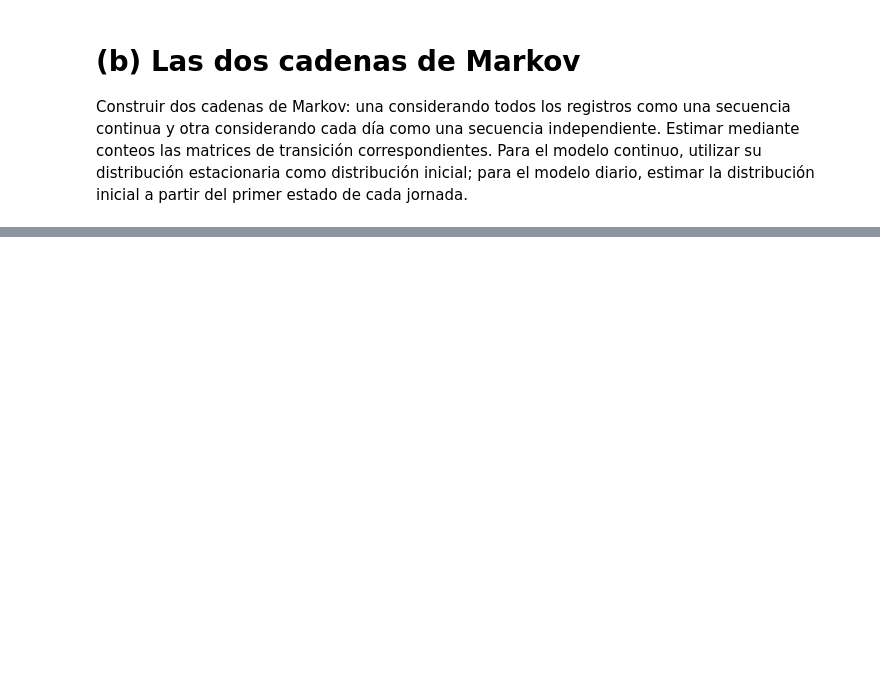
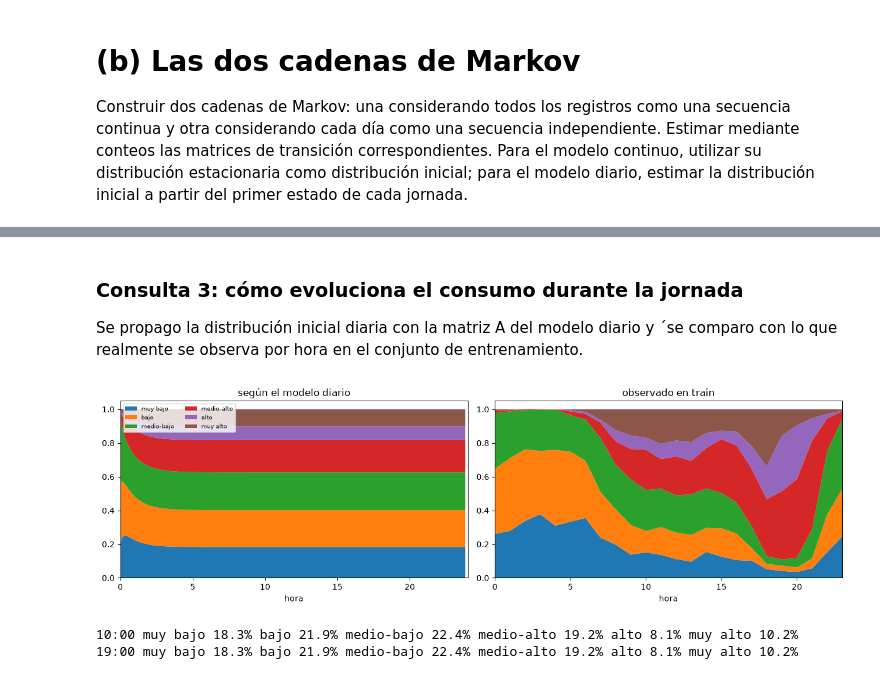
Before and after one commit to Shimumuu/Tareas_AI_2026, a Jupyter notebook: Magdalena_Correa_Martin_Melo_Tarea1_Part2.ipynb, the cells around one changed output, grey strips where cells are left out. Cells and saved outputs as stored; diff of their text form; code cells hidden in the pictures; blank space fills up the shorter version.

```diff
--- a/Magdalena_Correa_Martin_Melo_Tarea1_Part2.ipynb
+++ b/Magdalena_Correa_Martin_Melo_Tarea1_Part2.ipynb
@@ -292,0 +384,10 @@ distribución inicial a partir del primer estado de cada jornada.
+# %%
+primeros = np.array([s[0] for s in sec_diarias])
+conteo = np.bincount(primeros, minlength=6) + 1
+pi_dia = conteo / conteo.sum()
+
+pd.DataFrame({
+    "estacionaria": pi_cont.round(4),
+    "inicial diaria": pi_dia.round(4),
+    "frecuencia en train": train["estado"].value_counts(normalize=True).sort_index().round(4).values,
+}, index=estados)
@@ -292,0 +493,33 @@ distribución inicial a partir del primer estado de cada jornada.
+# %% [markdown]
+### Consulta 3: cómo evoluciona el consumo durante la jornada
+
+Se propago la distribución inicial diaria con la matriz A del modelo diario y ´se comparo con lo que realmente se observa por hora en el conjunto de entrenamiento.
+# %%
+evolucion = np.vstack([pi_dia @ np.linalg.matrix_power(A_dia, k) for k in range(144)])
+
+empirica = train.assign(h=train["date"].dt.hour).groupby(["h", "estado"]).size().unstack(fill_value=0)
+empirica = empirica.div(empirica.sum(axis=1), axis=0)
+
+fig, ax = plt.subplots(1, 2, figsize=(13, 4))
+ax[0].stackplot(np.arange(144) / 6, evolucion.T, labels=estados)
+ax[0].set_title("según el modelo diario")
+ax[0].set_xlabel("hora")
+ax[0].set_xlim(0, 24)
+ax[0].legend(fontsize=7, loc="upper left", ncol=2)
+
+ax[1].stackplot(empirica.index, empirica.T.values, labels=estados)
+ax[1].set_title("observado en train")
+ax[1].set_xlabel("hora")
+ax[1].set_xlim(0, 23)
+plt.tight_layout()
+plt.show()
+# %% [output]
+[figure, added]
+# %%
+# La distribución a dos horas puntuales del día
+for pasos, etiqueta in [(60, "10:00"), (114, "19:00")]:
+    d = pi_dia @ np.linalg.matrix_power(A_dia, pasos)
+    print(etiqueta, " ".join(f"{estados[i]} {d[i]*100:.1f}%" for i in range(6)))
+# %% [output]
+10:00 muy bajo 18.3% bajo 21.9% medio-bajo 22.4% medio-alto 19.2% alto 8.1% muy alto 10.2%
+19:00 muy bajo 18.3% bajo 21.9% medio-bajo 22.4% medio-alto 19.2% alto 8.1% muy alto 10.2%
```
Also changed, not shown: parts of 20 cells of this notebook.
